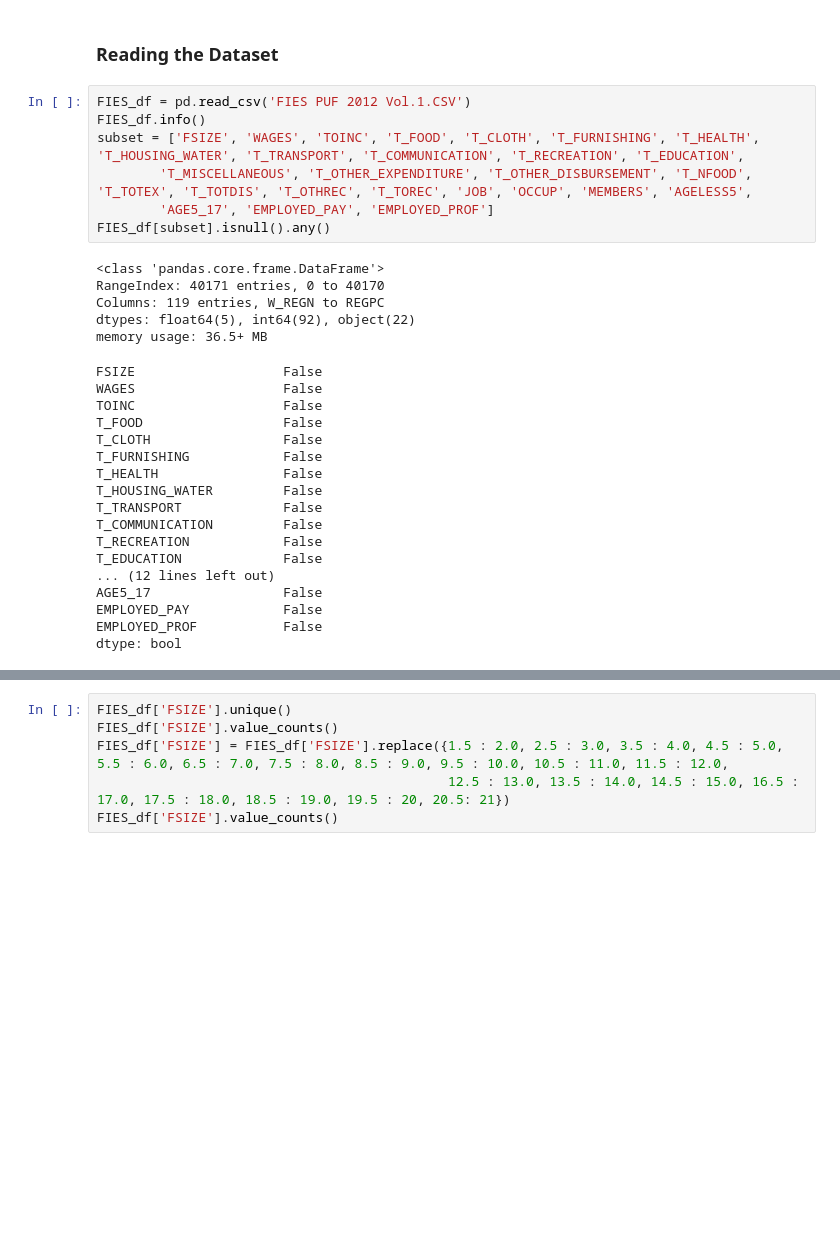
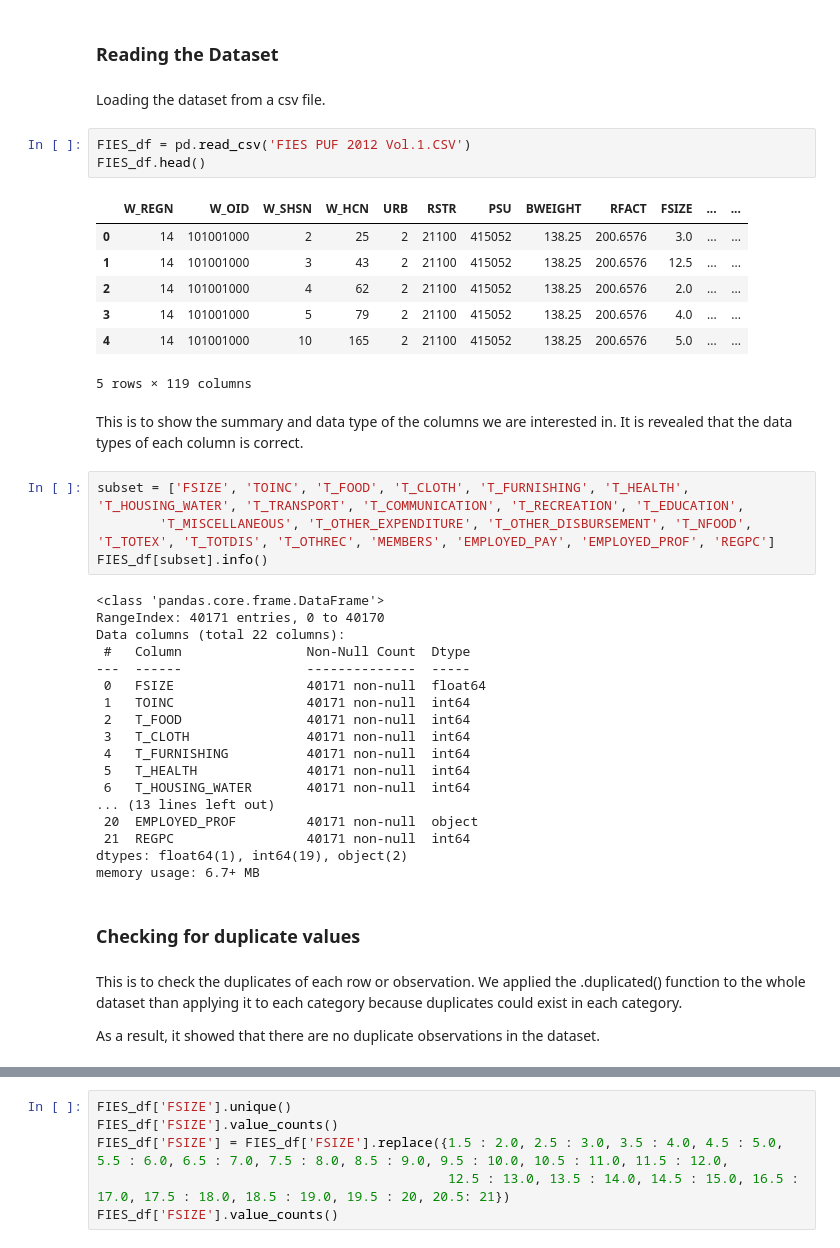
Before and after one commit to MichaelGelo/CSMODEL_Project, a Jupyter notebook: Group3_Phase1.ipynb, the cells around one changed output, grey strips where cells are left out. Cells and saved outputs as stored; diff of their text form; blank space fills up the shorter version.

```diff
--- a/Group3_Phase1.ipynb
+++ b/Group3_Phase1.ipynb
@@ -160,36 +162,49 @@ import pandas as pd
 import matplotlib.pyplot as plt
 # %% [markdown]
 ### Reading the Dataset
+# %% [markdown]
+Loading the dataset from a csv file.
+# %%
+FIES_df = pd.read_csv('FIES PUF 2012 Vol.1.CSV')
+FIES_df.head()
+# %% [output]
+|  | W_REGN | W_OID | W_SHSN | W_HCN | URB | RSTR | PSU | BWEIGHT | RFACT | FSIZE | ... | ... |
+| 0 | 14 | 101001000 | 2 | 25 | 2 | 21100 | 415052 | 138.25 | 200.6576 | 3.0 | ... | ... |
+| 1 | 14 | 101001000 | 3 | 43 | 2 | 21100 | 415052 | 138.25 | 200.6576 | 12.5 | ... | ... |
+| 2 | 14 | 101001000 | 4 | 62 | 2 | 21100 | 415052 | 138.25 | 200.6576 | 2.0 | ... | ... |
+| 3 | 14 | 101001000 | 5 | 79 | 2 | 21100 | 415052 | 138.25 | 200.6576 | 4.0 | ... | ... |
+| 4 | 14 | 101001000 | 10 | 165 | 2 | 21100 | 415052 | 138.25 | 200.6576 | 5.0 | ... | ... |
+5 rows × 119 columns
+# %% [markdown]
+This is to show the summary and data type of the columns we are interested in. It is revealed that the data types of each column is correct.
 # %%
-FIES_df = pd.read_csv('FIES PUF 2012 Vol.1.CSV')
-FIES_df.info()
-subset = ['FSIZE', 'WAGES', 'TOINC', 'T_FOOD', 'T_CLOTH', 'T_FURNISHING', 'T_HEALTH', 'T_HOUSING_WATER', 'T_TRANSPORT', 'T_COMMUNICATION', 'T_RECREATION', 'T_EDUCATION',
-        'T_MISCELLANEOUS', 'T_OTHER_EXPENDITURE', 'T_OTHER_DISBURSEMENT', 'T_NFOOD', 'T_TOTEX', 'T_TOTDIS', 'T_OTHREC', 'T_TOREC', 'JOB', 'OCCUP', 'MEMBERS', 'AGELESS5',
-        'AGE5_17', 'EMPLOYED_PAY', 'EMPLOYED_PROF']
-FIES_df[subset].isnull().any()
+subset = ['FSIZE', 'TOINC', 'T_FOOD', 'T_CLOTH', 'T_FURNISHING', 'T_HEALTH', 'T_HOUSING_WATER', 'T_TRANSPORT', 'T_COMMUNICATION', 'T_RECREATION', 'T_EDUCATION',
+        'T_MISCELLANEOUS', 'T_OTHER_EXPENDITURE', 'T_OTHER_DISBURSEMENT', 'T_NFOOD', 'T_TOTEX', 'T_TOTDIS', 'T_OTHREC', 'MEMBERS', 'EMPLOYED_PAY', 'EMPLOYED_PROF', 'REGPC']
+FIES_df[subset].info()
 # %% [output]
 <class 'pandas.core.frame.DataFrame'>
 RangeIndex: 40171 entries, 0 to 40170
-Columns: 119 entries, W_REGN to REGPC
-dtypes: float64(5), int64(92), object(22)
-memory usage: 36.5+ MB
+Data columns (total 22 columns):
+ #   Column                Non-Null Count  Dtype
+---  ------                --------------  -----
+ 0   FSIZE                 40171 non-null  float64
+ 1   TOINC                 40171 non-null  int64
+ 2   T_FOOD                40171 non-null  int64
+ 3   T_CLOTH               40171 non-null  int64
+ 4   T_FURNISHING          40171 non-null  int64
+ 5   T_HEALTH              40171 non-null  int64
+ 6   T_HOUSING_WATER       40171 non-null  int64
+... (13 lines left out)
+ 20  EMPLOYED_PROF         40171 non-null  object
+ 21  REGPC                 40171 non-null  int64
+dtypes: float64(1), int64(19), object(2)
+memory usage: 6.7+ MB
-FSIZE                   False
-WAGES                   False
-TOINC                   False
-T_FOOD                  False
-T_CLOTH                 False
-T_FURNISHING            False
-T_HEALTH                False
-T_HOUSING_WATER         False
-T_TRANSPORT             False
-T_COMMUNICATION         False
-T_RECREATION            False
-T_EDUCATION             False
-... (12 lines left out)
-AGE5_17                 False
-EMPLOYED_PAY            False
-EMPLOYED_PROF           False
-dtype: bool
+# %% [markdown]
+### Checking for duplicate values
+# %% [markdown]
+This is to check the duplicates of each row or observation. We applied the .duplicated() function to the whole dataset than applying it to each category because duplicates could exist in each category.
+
+As a result, it showed that there are no duplicate observations in the dataset.
 # %%
 duplicates = FIES_df.duplicated()
 
```
Also changed, not shown: parts of 30 cells of this notebook.
